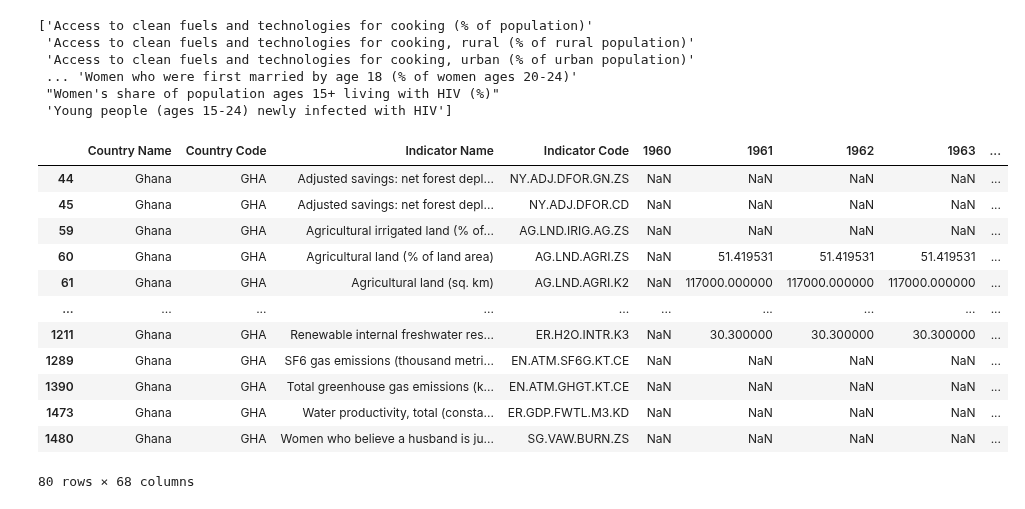
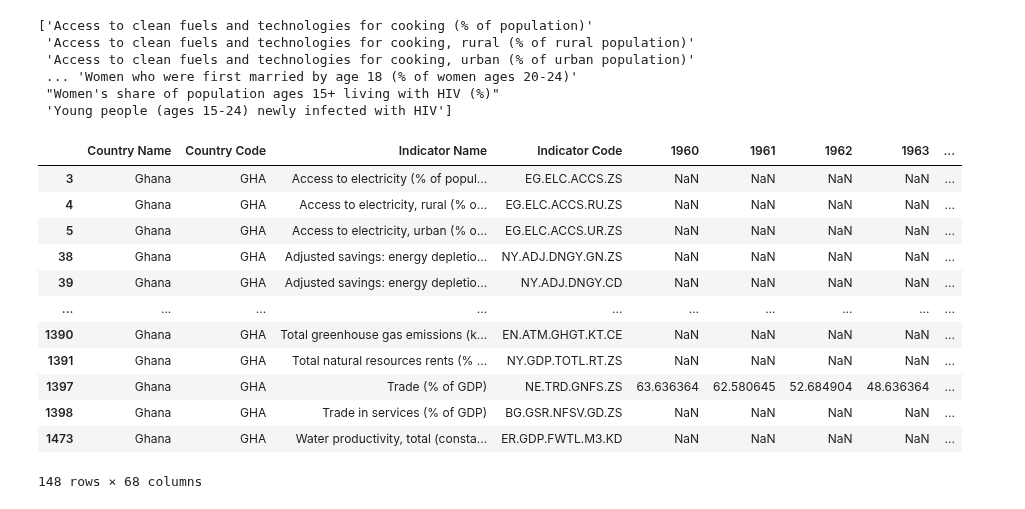
Before and after one commit to 0x1AY/IE6600, a Jupyter notebook: project1/Project1.ipynb, the cells around one changed output. Cells and saved outputs as stored; diff of their text form; code cells hidden in the pictures.

Commit message:
trends in renewable energy output

```diff
--- a/project1/Project1.ipynb
+++ b/project1/Project1.ipynb
@@ -76,28 +33,28 @@ print(indicator_names.unique())
  'Young people (ages 15-24) newly infected with HIV']
 # %%
 # Define the keywords to filter by
-keywords = ['CO2','Droughts','precipitation','Agricultural','Arable','Methane','freshwater','Cereal','Food','Renewable','Forest']
+keywords = ['CO2','Energy','Agricultural','Electricity','Renewable','GDP','hydro','Gas','Fossil','Solar']
 
 # Create a boolean mask for rows that contain any of the keywords
 mask = df_ghana['Indicator Name'].str.contains('|'.join(keywords), case=False, na=False)
 
 # Filter the DataFrame using the mask
 filtered_df = df_ghana[mask]
 
 
 # Display the filtered DataFrame
 filtered_df
 # %% [output]
 |  | Country Name | Country Code | Indicator Name | Indicator Code | 1960 | 1961 | 1962 | 1963 | ... |
-| 44 | Ghana | GHA | Adjusted savings: net forest depl... | NY.ADJ.DFOR.GN.ZS | NaN | NaN | NaN | NaN | ... |
-| 45 | Ghana | GHA | Adjusted savings: net forest depl... | NY.ADJ.DFOR.CD | NaN | NaN | NaN | NaN | ... |
-| 59 | Ghana | GHA | Agricultural irrigated land (% of... | AG.LND.IRIG.AG.ZS | NaN | NaN | NaN | NaN | ... |
-| 60 | Ghana | GHA | Agricultural land (% of land area) | AG.LND.AGRI.ZS | NaN | 51.419531 | 51.419531 | 51.419531 | ... |
-| 61 | Ghana | GHA | Agricultural land (sq. km) | AG.LND.AGRI.K2 | NaN | 117000.000000 | 117000.000000 | 117000.000000 | ... |
+| 3 | Ghana | GHA | Access to electricity (% of popul... | EG.ELC.ACCS.ZS | NaN | NaN | NaN | NaN | ... |
+| 4 | Ghana | GHA | Access to electricity, rural (% o... | EG.ELC.ACCS.RU.ZS | NaN | NaN | NaN | NaN | ... |
+| 5 | Ghana | GHA | Access to electricity, urban (% o... | EG.ELC.ACCS.UR.ZS | NaN | NaN | NaN | NaN | ... |
+| 38 | Ghana | GHA | Adjusted savings: energy depletio... | NY.ADJ.DNGY.GN.ZS | NaN | NaN | NaN | NaN | ... |
+| 39 | Ghana | GHA | Adjusted savings: energy depletio... | NY.ADJ.DNGY.CD | NaN | NaN | NaN | NaN | ... |
 | ... | ... | ... | ... | ... | ... | ... | ... | ... | ... |
-| 1211 | Ghana | GHA | Renewable internal freshwater res... | ER.H2O.INTR.K3 | NaN | 30.300000 | 30.300000 | 30.300000 | ... |
-| 1289 | Ghana | GHA | SF6 gas emissions (thousand metri... | EN.ATM.SF6G.KT.CE | NaN | NaN | NaN | NaN | ... |
 | 1390 | Ghana | GHA | Total greenhouse gas emissions (k... | EN.ATM.GHGT.KT.CE | NaN | NaN | NaN | NaN | ... |
+| 1391 | Ghana | GHA | Total natural resources rents (% ... | NY.GDP.TOTL.RT.ZS | NaN | NaN | NaN | NaN | ... |
+| 1397 | Ghana | GHA | Trade (% of GDP) | NE.TRD.GNFS.ZS | 63.636364 | 62.580645 | 52.684904 | 48.636364 | ... |
+| 1398 | Ghana | GHA | Trade in services (% of GDP) | BG.GSR.NFSV.GD.ZS | NaN | NaN | NaN | NaN | ... |
 | 1473 | Ghana | GHA | Water productivity, total (consta... | ER.GDP.FWTL.M3.KD | NaN | NaN | NaN | NaN | ... |
-| 1480 | Ghana | GHA | Women who believe a husband is ju... | SG.VAW.BURN.ZS | NaN | NaN | NaN | NaN | ... |
-80 rows × 68 columns
+148 rows × 68 columns
```
Also changed, not shown: parts of 8 cells of this notebook, 7 other files.
